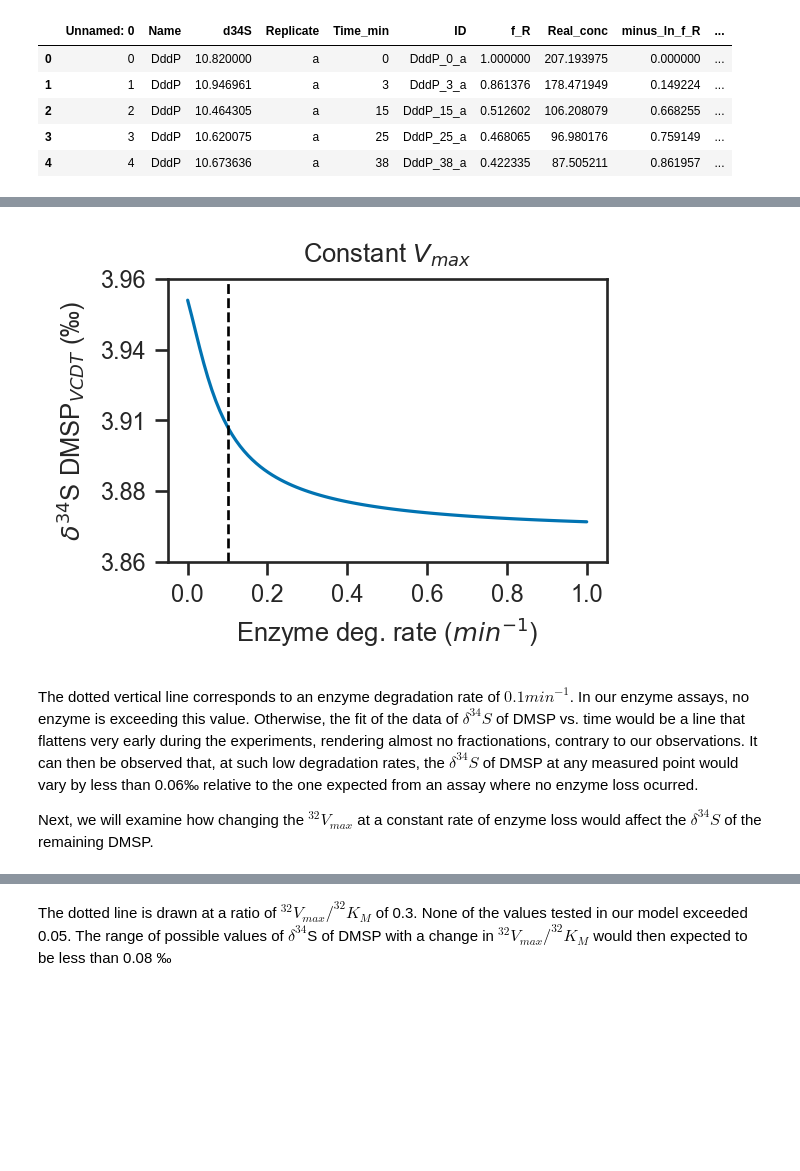
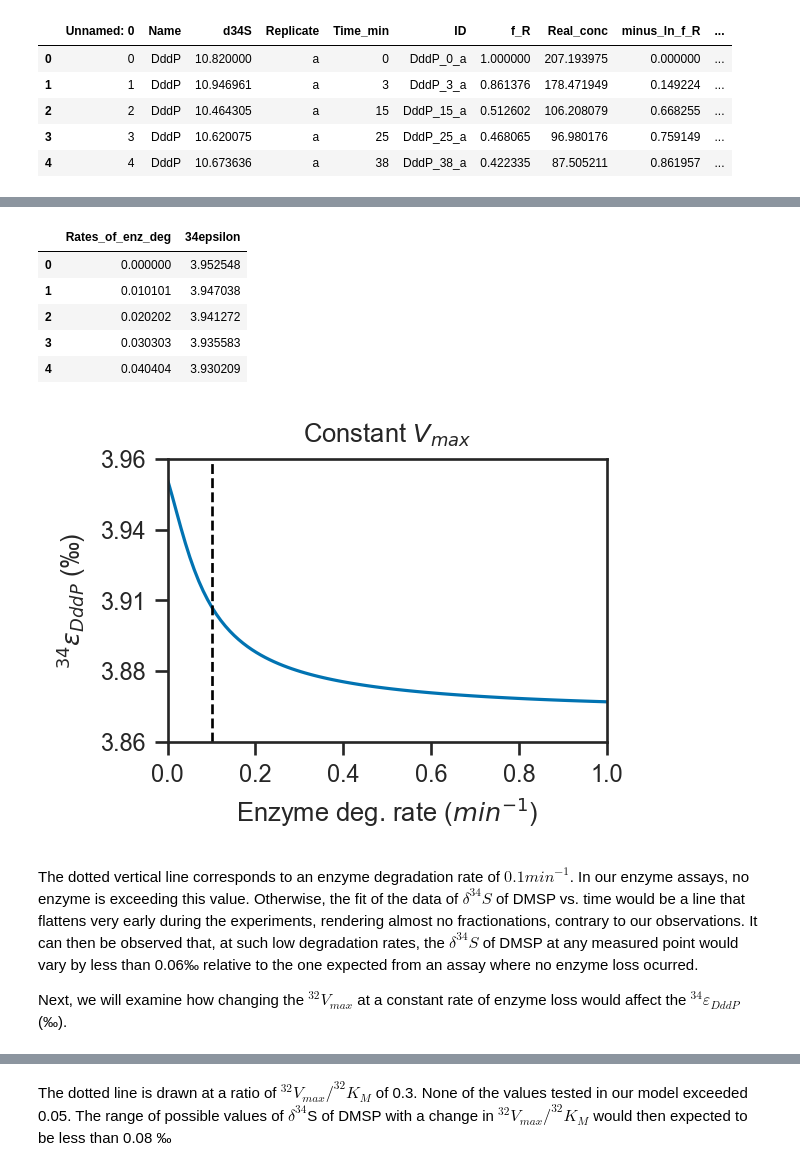
Before and after one commit to daniosro/DMSP, a Jupyter notebook: code/templates/Enzyme_degradation_modelling.ipynb, the cells around one changed output, grey strips where cells are left out. Cells and saved outputs as stored; diff of their text form; code cells hidden in the pictures; blank space fills up the shorter version.

```diff
--- a/code/templates/Enzyme_degradation_modelling.ipynb
+++ b/code/templates/Enzyme_degradation_modelling.ipynb
@@ -463,8 +492,4 @@ Below, we will examine how different degradation rates would affect the d34S of
 # %%
-#Initialize empty lists
-slopes = []
-k_x = []
-
 #Create an array with a range of enzyme degradation rates
 k = np.linspace (0,1,100)
 
@@ -472,7 +497,10 @@ k = np.linspace (0,1,100)
 vm=vmax
 vmax_32=vmax*0.8
 
-
+#Integrate
+#Initialize empty lists
+slopes = []
+k_x = []
 #Loop through the enzyme degradation rates
 for i in k:
     # Group all parameters into args
@@ -508,25 +536,14 @@ for i in k:
     #Append the rate of enzyme degradation to the previously created empty list
     k_x.append (i)
 
-#Create figure
-fig, ax = plt.subplots(figsize=(2.95, 1.95), dpi=192)
-#Plot the enzyme degradation rates vs. the linear approximation to the d34s of DMSP
-plt.plot(k_x, slopes)
-slopes = np.asarray(slopes)
-
-#Adjust y axis tick marks and decimal places
-ax.set_yticks(np.linspace(3.86,3.96,5))
-ax3.set_xlim (0,1)
-plt.gca().yaxis.set_major_formatter(StrMethodFormatter('{x:,.2f}'))
-
-#Add title and axes labels
-plt.title ('Constant $V_{max}$')
-plt.xlabel ('Enzyme deg. rate ($min^{-1}$)')
-plt.ylabel ('$\delta ^{34}$S DMSP$_{VCDT}$ (‰)')
-
-#Include a line that demarks the maximum enzyme degradation rate for any of the enzymes included in this study,
-#according to the curvature of the experimental data of linear approximation to the d34s of DMSP vs. time
-ax.axvline(linewidth=1, x = 0.1, color='black', linestyle='--')
-fig.savefig("/Users/daniosro/git/DMSP/figures/enz_deg/modelling/change_in_d34s_dmsp_with_k.pdf", bbox_inches='tight')
+#Send slopes and rates of enzyme degradation to a new dataframe
+df_34e_variable_enz_deg_rates = pd.DataFrame(list(zip(k_x,slopes)),
+               columns =['Rates_of_enz_deg','34epsilon'])
+df_34e_variable_enz_deg_rates.head()
 # %% [output]
-[figure, removed]
+|  | Rates_of_enz_deg | 34epsilon |
+| 0 | 0.000000 | 3.952548 |
+| 1 | 0.010101 | 3.947038 |
+| 2 | 0.020202 | 3.941272 |
+| 3 | 0.030303 | 3.935583 |
+| 4 | 0.040404 | 3.930209 |
@@ -533,7 +553,32 @@ fig.savefig("/Users/daniosro/git/DMSP/figures/enz_deg/modelling/change_in_d34s_d
+# %%
+#Create figure
+fig, ax = plt.subplots(figsize=(2.95, 1.95), dpi=192)
+#Plot the enzyme degradation rates vs. the linear approximation to the d34s of DMSP
+plt.plot(df_34e_variable_enz_deg_rates['Rates_of_enz_deg'], df_34e_variable_enz_deg_rates['34epsilon'])
+#slopes = np.asarray(slopes)
+
+#Adjust y axis tick marks and decimal places
+ax.set_yticks(np.linspace(3.86,3.96,5))
+ax.set_xlim (0,1)
+plt.gca().yaxis.set_major_formatter(StrMethodFormatter('{x:,.2f}'))
+
+#Add title and axes labels
+plt.title ('Constant $V_{max}$')
+plt.xlabel ('Enzyme deg. rate ($min^{-1}$)')
+plt.ylabel ('$^{34}\epsilon_{DddP}$ (‰)')
+
+#Include a line that demarks the maximum enzyme degradation rate for any of the enzymes included in this study,
+#according to the curvature of the experimental data of linear approximation to the d34s of DMSP vs. time
+ax.axvline(linewidth=1, x = 0.1, color='black', linestyle='--')
+
+#Save figure
+fig.savefig(f'{homedir}/figures/enz_deg/modelling/change_in_34epsilon_variable_enz_deg_rates.pdf', bbox_inches='tight')
+# %% [output]
+[figure, added]
 # %% [markdown]
 The dotted vertical line corresponds to an enzyme degradation rate of $0.1 {min}^{-1}$. In our enzyme assays, no enzyme is exceeding this value. Otherwise, the fit of the data of $\delta^{34}S$ of DMSP vs. time would be  a line that flattens very early during the experiments, rendering almost no fractionations, contrary to our observations. It can then be observed that, at such low degradation rates, the $\delta^{34}S$ of DMSP at any measured point would vary by less than 0.06‰ relative to the one expected from an assay where no enzyme loss ocurred.
 
-Next, we will examine how changing the $^{32}V_{max}$ at a constant rate of enzyme loss would affect the $\delta^{34}S$ of the remaining DMSP.
+Next, we will examine how changing the $^{32}V_{max}$ at a constant rate of enzyme loss would affect the $^{34}\varepsilon_{DddP}$ (‰).
 # %%
 #We will assume that kappa_32 = kappa
 kappa_32=kappa
```
Also changed, not shown: parts of 17 cells of this notebook, 43 other files.
